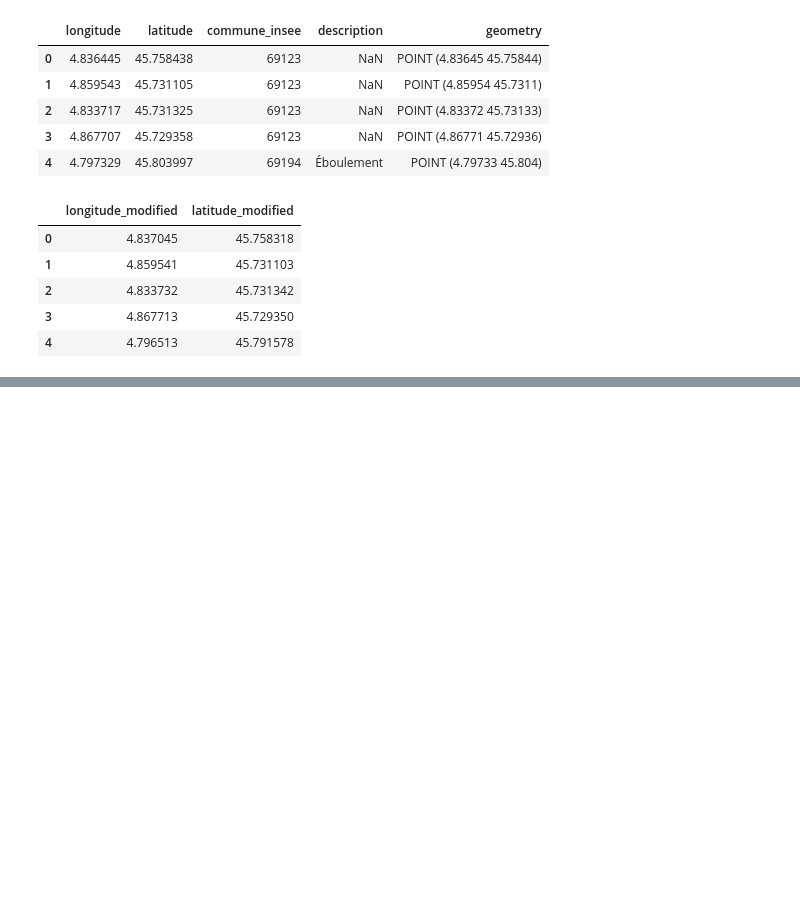
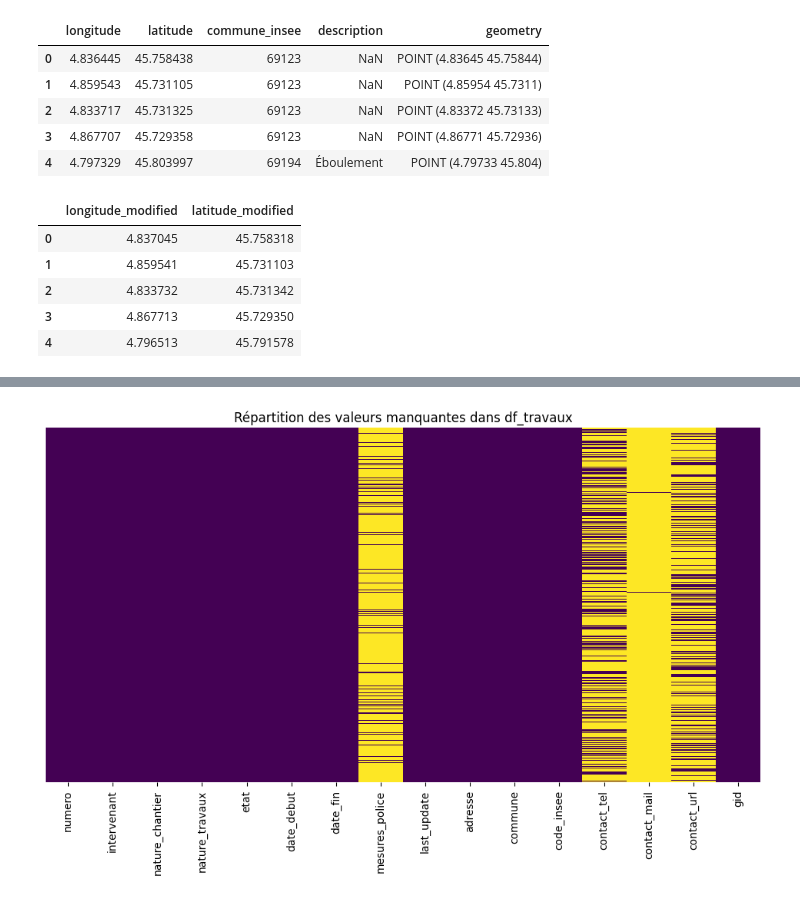
Before and after one commit to Lilian2588/datathon, a Jupyter notebook: main.ipynb, the cells around one changed output, grey strips where cells are left out. Drawn from its saved outputs; the diff is of its cells as text; code cells hidden in the pictures; blank space fills up the shorter version.

Commit message:
pre traitement travaux/flux

```diff
--- a/main.ipynb
+++ b/main.ipynb
@@ -317,0 +339,15 @@ display(gdf[['longitude_modified', 'latitude_modified']].head())
+# %%
+import pandas as pd
+import seaborn as sns
+import geopandas as gpd
+import matplotlib.pyplot as plt
+import numpy as np
+# Charger le dataframe du dataset des travaux engagés à Lyon
+df_travaux = pd.read_csv("data_travaux/travaux-engages-metropole-lyon.csv", sep=";")
+# Visualisation des valeurs manquantes dans df_travaux
+plt.figure(figsize=(12, 6))
+sns.heatmap(df_travaux.isnull(), yticklabels=False, cbar=False, cmap='viridis')
+plt.title('Répartition des valeurs manquantes dans df_travaux')
+plt.show()
+# %% [output]
+[figure, added]
```
Also changed, not shown: parts of 6 cells of this notebook.
